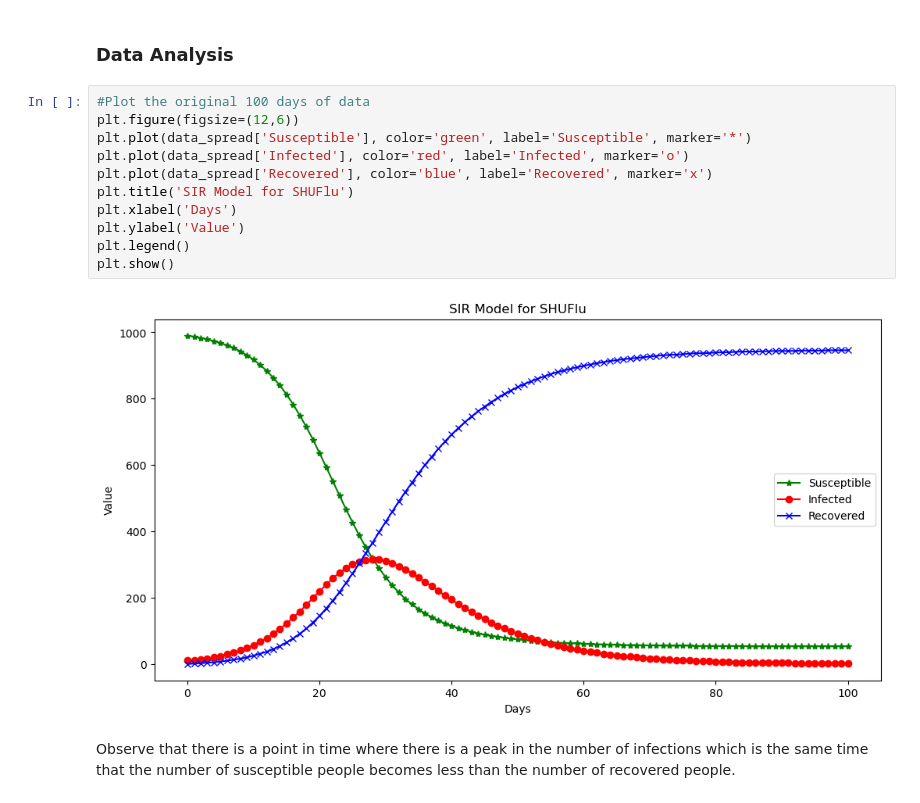
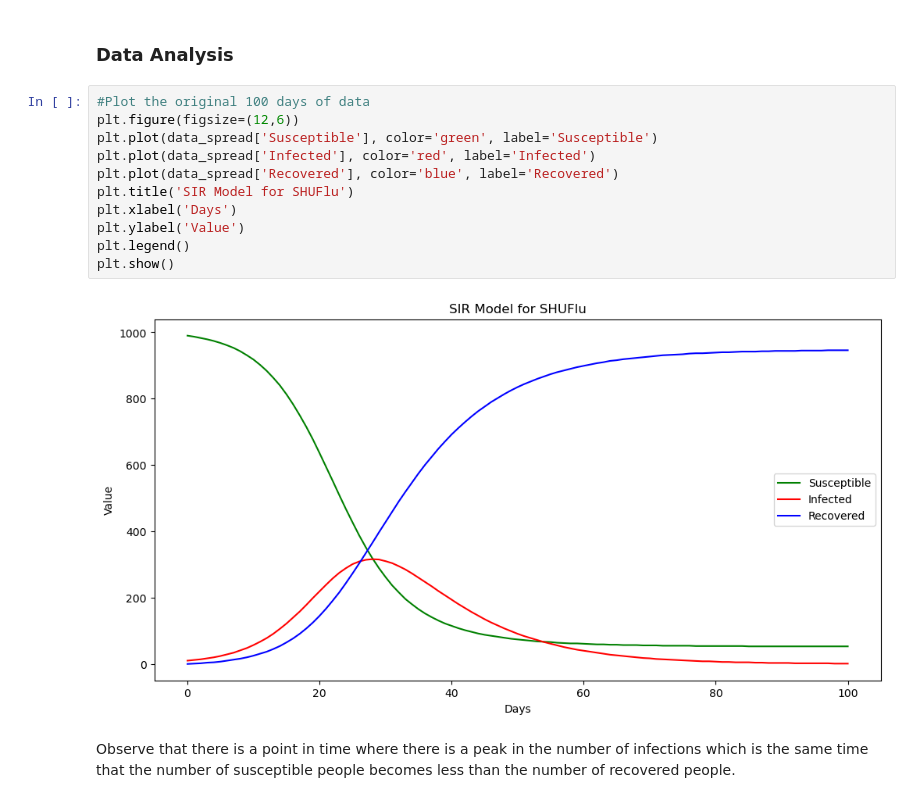
Before and after one commit to bennicholson2/SIR-Model, a Jupyter notebook: Code Files/shuflu.ipynb, the cells around one changed output. Cells and saved outputs as stored; diff of their text form.

```diff
--- a/Code Files/shuflu.ipynb
+++ b/Code Files/shuflu.ipynb
@@ -39,16 +39,16 @@ data_spread
 # %%
 #Plot the original 100 days of data
 plt.figure(figsize=(12,6))
-plt.plot(data_spread['Susceptible'], color='green', label='Susceptible', marker='*')
-plt.plot(data_spread['Infected'], color='red', label='Infected', marker='o')
-plt.plot(data_spread['Recovered'], color='blue', label='Recovered', marker='x')
+plt.plot(data_spread['Susceptible'], color='green', label='Susceptible')
+plt.plot(data_spread['Infected'], color='red', label='Infected')
+plt.plot(data_spread['Recovered'], color='blue', label='Recovered')
 plt.title('SIR Model for SHUFlu')
 plt.xlabel('Days')
 plt.ylabel('Value')
 plt.legend()
 plt.show()
 # %% [output]
-[figure, old version]
+[figure, new version]
 # %% [markdown]
 Observe that there is a point in time where there is a peak in the number of infections which is the same time that the number of susceptible people becomes less than the number of recovered people.
 # %% [markdown]
```
Also changed, not shown: parts of 38 cells of this notebook, 20 other files.
